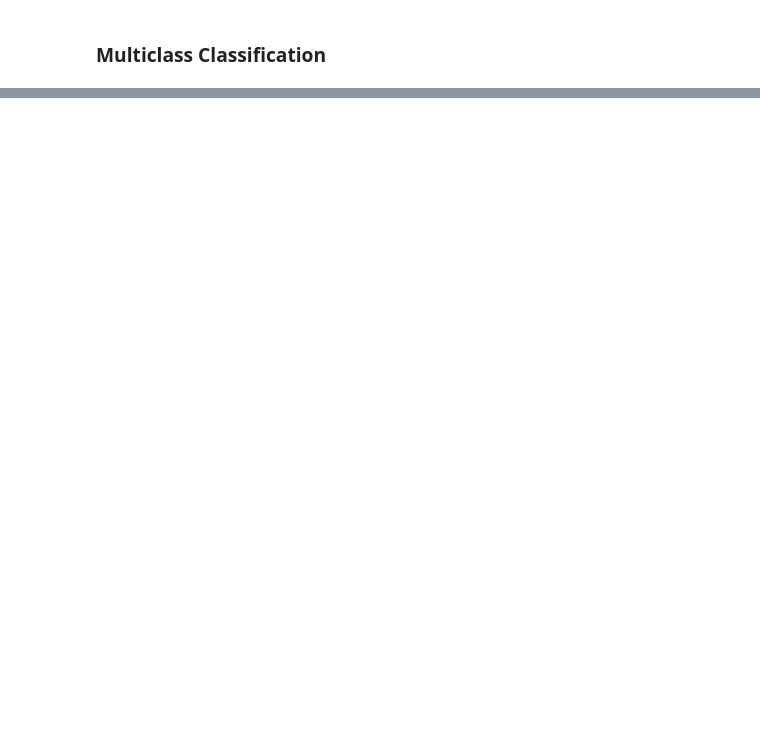
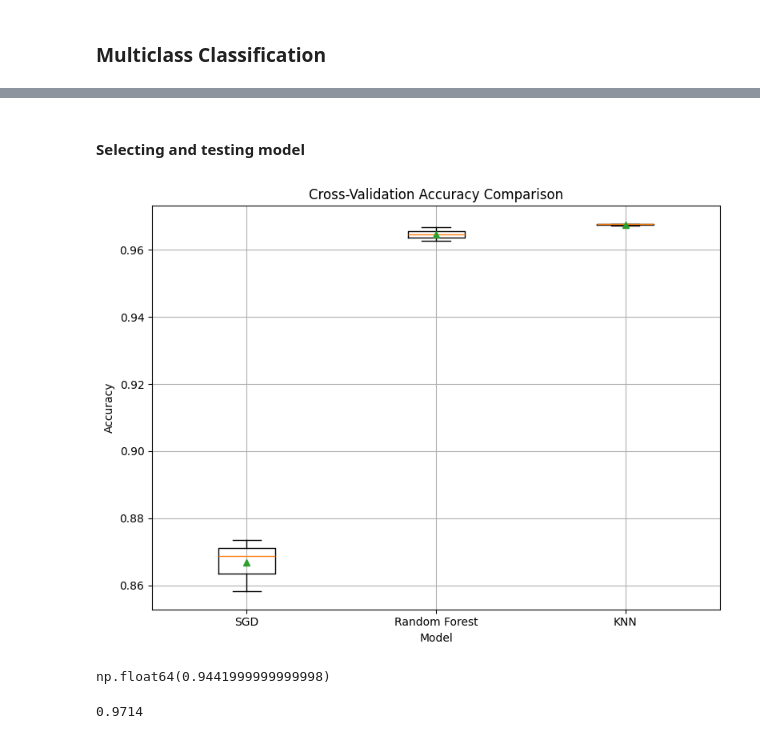
Before and after one commit to pmadzia/data-science, a Jupyter notebook: MNIST/mnist.ipynb, the cells around one changed output, grey strips where cells are left out. Drawn from its saved outputs; the diff is of its cells as text; code cells hidden in the pictures; blank space fills up the shorter version.

```diff
--- a/MNIST/mnist.ipynb
+++ b/MNIST/mnist.ipynb
@@ -242,0 +277,5 @@ plt.show()
+# %%
+sgd_clf = SGDClassifier(random_state=42)
+
+sgd_accuracy = cross_val_score(sgd_clf, X_train, y_train, cv=3, scoring='accuracy')
+pd.Series(sgd_accuracy).describe()
@@ -242,0 +294,5 @@ plt.show()
+# %%
+forest_clf = RandomForestClassifier(random_state=42)
+
+forest_accuracy = cross_val_score(forest_clf, X_train, y_train, cv=3, scoring='accuracy')
+pd.Series(forest_accuracy).describe()
@@ -242,0 +311,5 @@ plt.show()
+# %%
+knn_clf = KNeighborsClassifier()
+
+knn_accuracy = cross_val_score(knn_clf, X_train, y_train, cv=3, scoring='accuracy')
+pd.Series(knn_accuracy).describe()
@@ -242,0 +326,18 @@ plt.show()
+# %% [markdown]
+#### Selecting and testing model
+# %%
+models_name = ['SGD', 'Random Forest', 'KNN']
+results = [sgd_accuracy, forest_accuracy, knn_accuracy]
+
+plt.figure(figsize=(8,6))
+plt.boxplot(results, tick_labels=models_name, showmeans=True)
+
+plt.yticks()
+plt.title('Cross-Validation Accuracy Comparison')
+plt.xlabel('Model')
+plt.ylabel('Accuracy')
+plt.grid(True)
+plt.tight_layout()
+plt.show()
+# %% [output]
+[figure, added]
@@ -242,0 +366,11 @@ plt.show()
+# %%
+grid_search.best_score_
+# %% [output]
+np.float64(0.9441999999999998)
+# %%
+grid_search.best_estimator_.fit(X_train, y_train)
+final_model = grid_search.best_estimator_
+final_accuracy = final_model.score(X_test, y_test)
+final_accuracy
+# %% [output]
+0.9714
```
Also changed, not shown: parts of 16 cells of this notebook.
